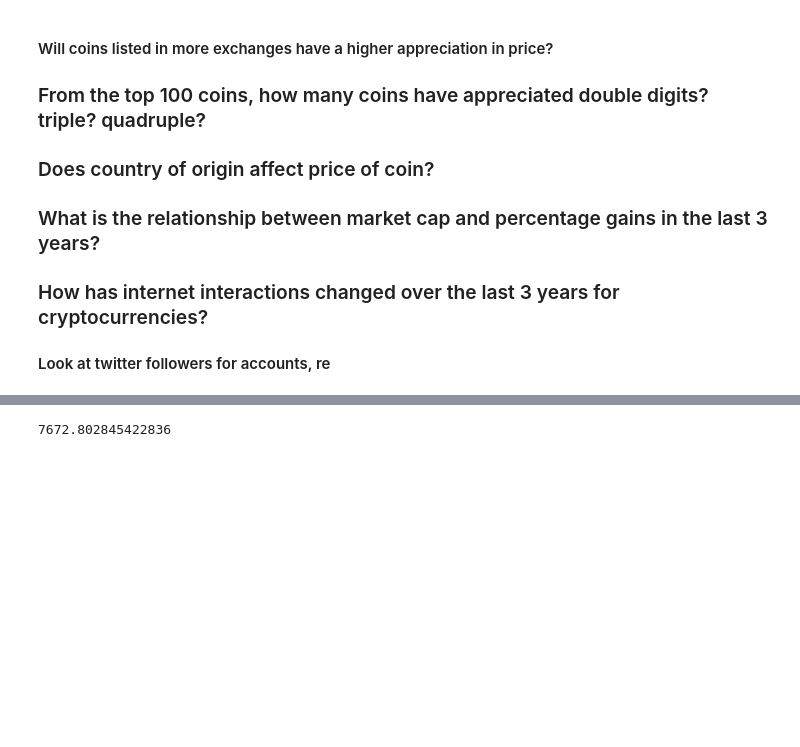
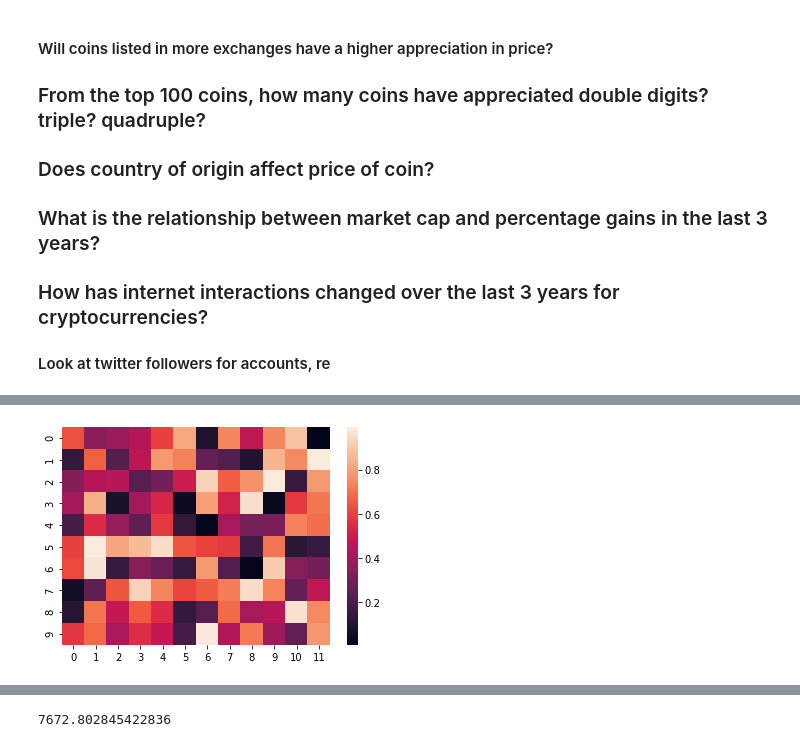
Before and after one commit to DataJohann/cryptocurrencies, a Jupyter notebook: main.ipynb, the cells around one changed output, grey strips where cells are left out. Cells and saved outputs as stored; diff of their text form; code cells hidden in the pictures; blank space fills up the shorter version.

Commit message:
finished data extraction app, testing seaborn models

```diff
--- a/main.ipynb
+++ b/main.ipynb
@@ -193,0 +53,3 @@ len(clean_2018_df)
+# %%
+uniform_data = np.random.rand(10, 12)
+pd.DataFrame(uniform_data)
@@ -193,0 +68,4 @@ len(clean_2018_df)
+# %%
+ax = sns.heatmap(uniform_data)
+# %% [output]
+[figure, added]
```
Also changed, not shown: parts of 21 cells of this notebook, 7 other files.
